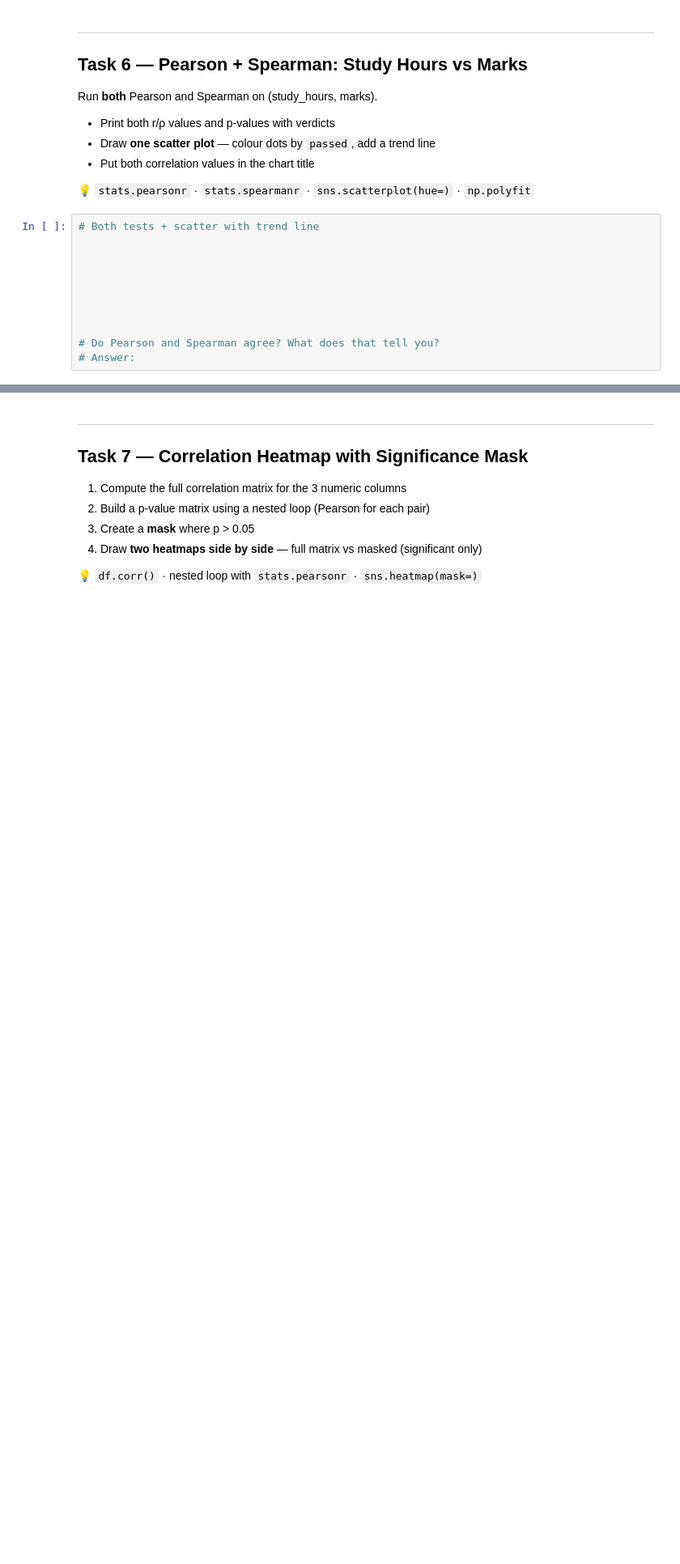
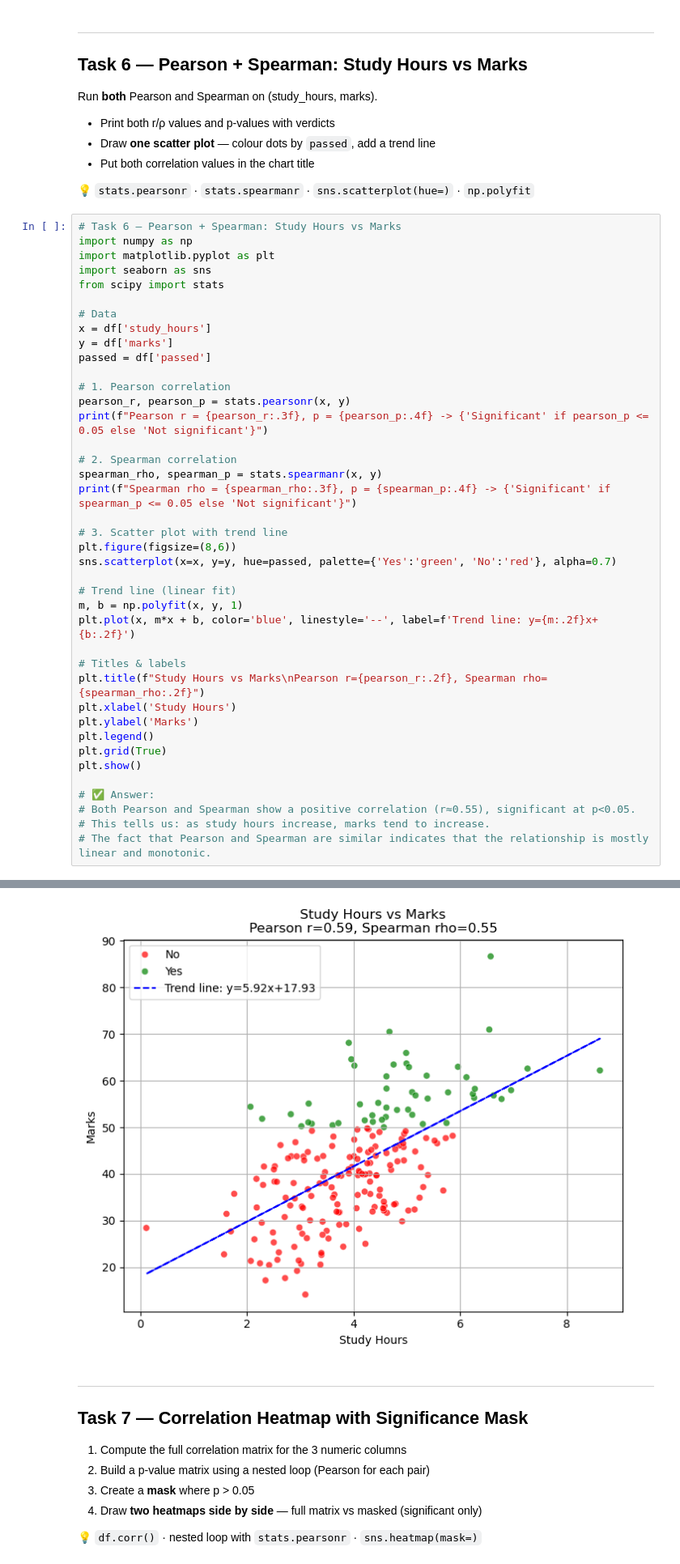
Before and after one commit to Junaidchohan/AI-ML_Mastery_Journey, a Jupyter notebook: Netsole and NAVTTAC/NIAI Class Work/Week_03/stat_worksheet_v3.ipynb, the cells around one changed output, grey strips where cells are left out. Shown at 81% size. Cells and saved outputs as stored; diff of their text form; blank space fills up the shorter version.

Commit message:
Update Week_03 some tasks

```diff
--- a/Netsole and NAVTTAC/NIAI Class Work/Week_03/stat_worksheet_v3.ipynb
+++ b/Netsole and NAVTTAC/NIAI Class Work/Week_03/stat_worksheet_v3.ipynb
@@ -245,13 +300,43 @@ Run **both** Pearson and Spearman on (study_hours, marks).
 
 💡 `stats.pearsonr` · `stats.spearmanr` · `sns.scatterplot(hue=)` · `np.polyfit`
 # %%
-# Both tests + scatter with trend line
+# Task 6 — Pearson + Spearman: Study Hours vs Marks
+import numpy as np
+import matplotlib.pyplot as plt
+import seaborn as sns
+from scipy import stats
 
+# Data
+x = df['study_hours']
+y = df['marks']
+passed = df['passed']
 
+# 1. Pearson correlation
+pearson_r, pearson_p = stats.pearsonr(x, y)
+print(f"Pearson r = {pearson_r:.3f}, p = {pearson_p:.4f} -> {'Significant' if pearson_p <= 0.05 else 'Not significant'}")
 
+# 2. Spearman correlation
+spearman_rho, spearman_p = stats.spearmanr(x, y)
+print(f"Spearman rho = {spearman_rho:.3f}, p = {spearman_p:.4f} -> {'Significant' if spearman_p <= 0.05 else 'Not significant'}")
 
+# 3. Scatter plot with trend line
+plt.figure(figsize=(8,6))
+sns.scatterplot(x=x, y=y, hue=passed, palette={'Yes':'green', 'No':'red'}, alpha=0.7)
 
+# Trend line (linear fit)
+m, b = np.polyfit(x, y, 1)
+plt.plot(x, m*x + b, color='blue', linestyle='--', label=f'Trend line: y={m:.2f}x+{b:.2f}')
 
+# Titles & labels
+plt.title(f"Study Hours vs Marks\nPearson r={pearson_r:.2f}, Spearman rho={spearman_rho:.2f}")
+plt.xlabel('Study Hours')
+plt.ylabel('Marks')
+plt.legend()
+plt.grid(True)
+plt.show()
 
-# Do Pearson and Spearman agree? What does that tell you?
-# Answer:
+# ✅ Answer:
+# Both Pearson and Spearman show a positive correlation (r≈0.55), significant at p<0.05.
+# This tells us: as study hours increase, marks tend to increase.
+# The fact that Pearson and Spearman are similar indicates that the relationship is mostly linear and monotonic.
+# %% [output]
@@ -258,3 +345,4 @@ Run **both** Pearson and Spearman on (study_hours, marks).
+[figure, added]
 # %% [markdown]
 ---
 ## Task 7 — Correlation Heatmap with Significance Mask
```
Also changed, not shown: parts of 15 cells of this notebook, 1 other file.
